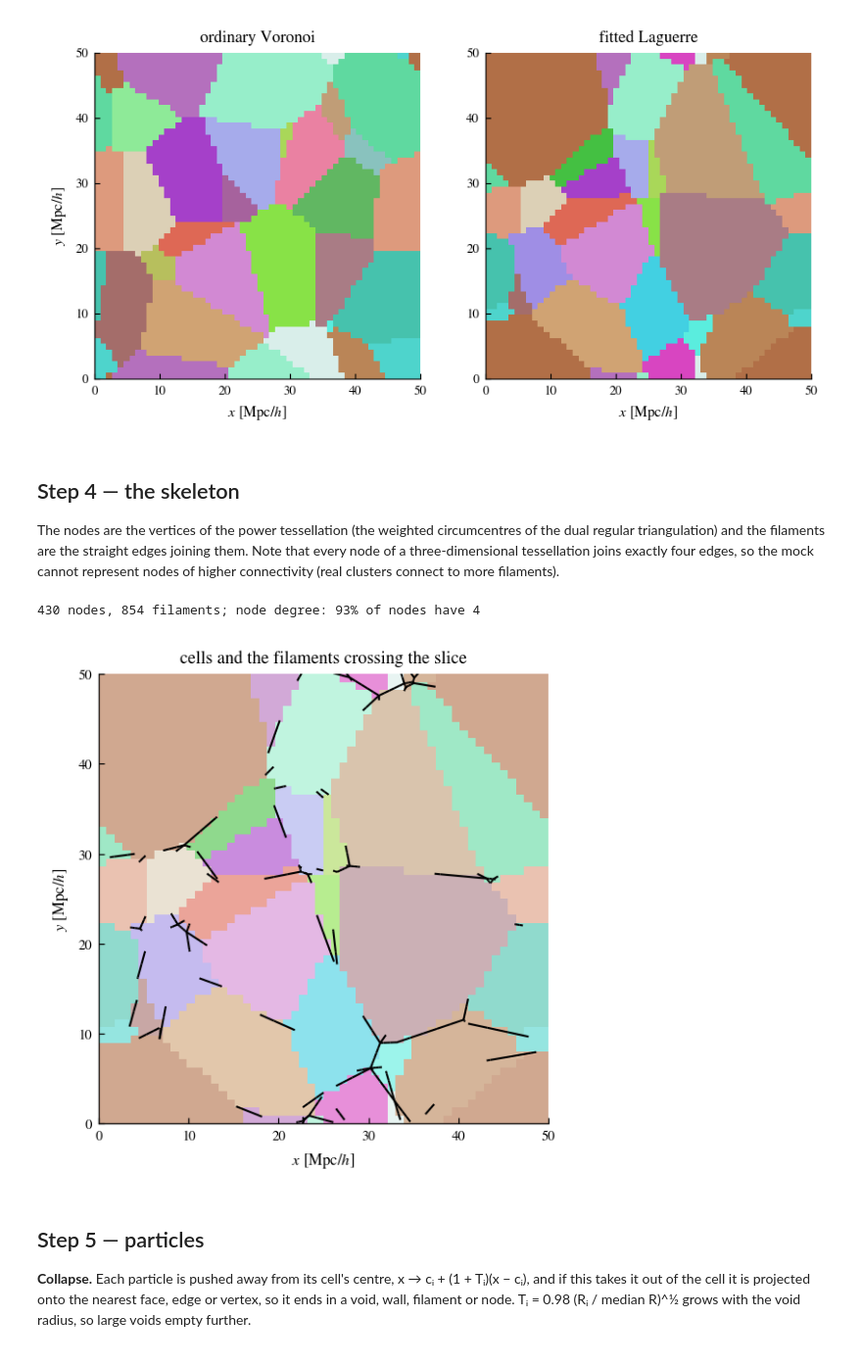
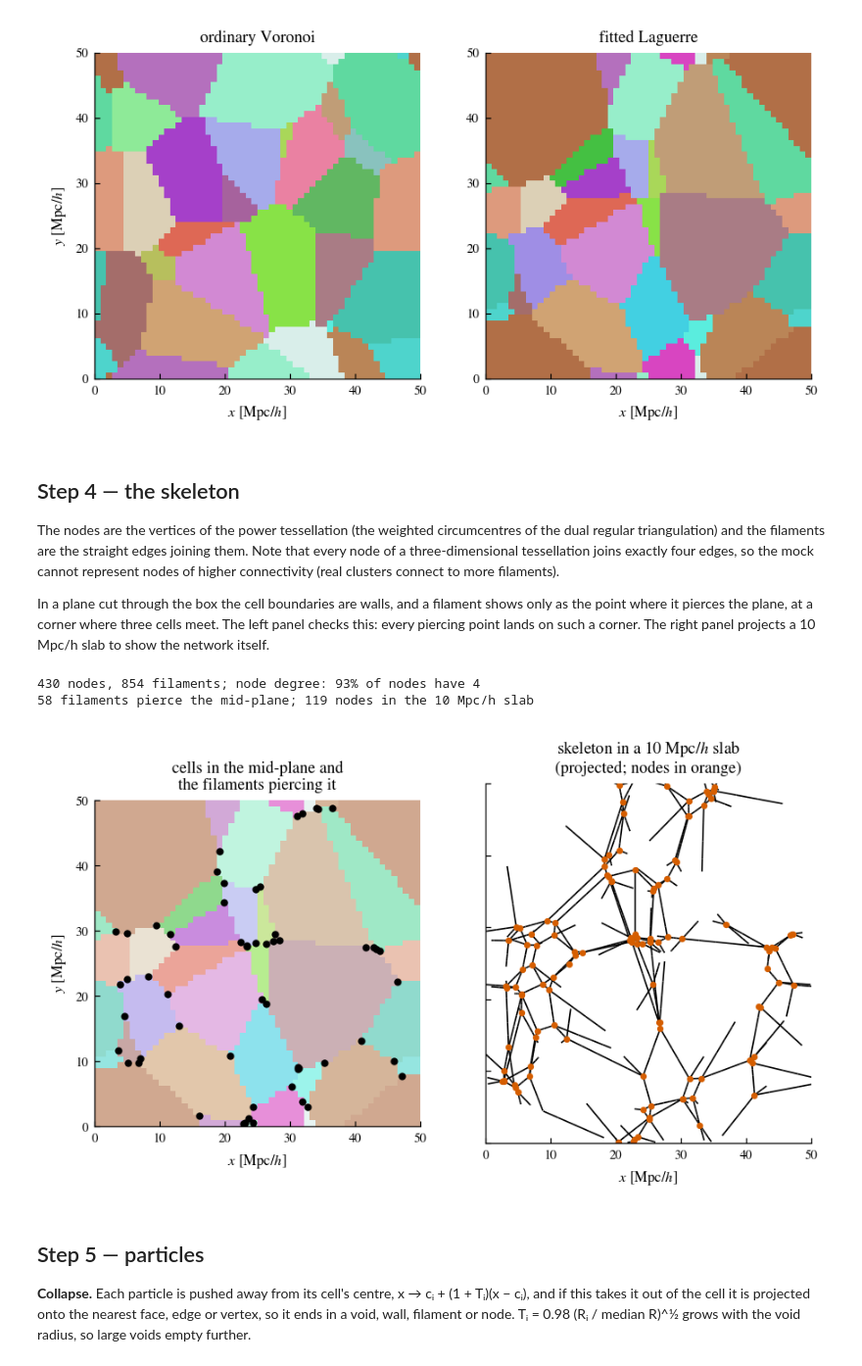
Before and after one commit to ansingh16/gtweb, a Jupyter notebook: notebooks/02_how_the_mock_is_built.ipynb, the cells around one changed output. Shown at 98% size. Saved outputs shown, nothing was run; the diff lists cells and outputs as text; code cells hidden in the pictures.

Commit message:
Notebook 02: show filaments as plane piercings plus a projected 10 Mpc/h slab
A planar cut through the tessellation shows walls as lines and filaments only as
points, so the old 2 Mpc/h slab drew most of the 113 crossing filaments as short
stubs. The left panel now marks where filaments pierce the mid-plane (they sit on
the triple junctions of the cells); the right panel projects the skeleton and
nodes of a 10 Mpc/h slab.

```diff
--- a/notebooks/02_how_the_mock_is_built.ipynb
+++ b/notebooks/02_how_the_mock_is_built.ipynb
@@ -130,44 +130,74 @@ The nodes are the vertices of the power tessellation (the weighted circumcentres
 triangulation) and the filaments are the straight edges joining them. Note that every node of a
 three-dimensional tessellation joins exactly four edges, so the mock cannot represent nodes of higher
 connectivity (real clusters connect to more filaments).
+
+In a plane cut through the box the cell boundaries are walls, and a filament shows only as the point
+where it pierces the plane, at a corner where three cells meet. The left panel checks this: every
+piercing point lands on such a corner. The right panel projects a 10 Mpc/h slab to show the network
+itself.
 # %%
 wb = web.build_web_from_geometry(centres, w, BOX)
 deg = np.asarray(wb["node_degree"])
 print(f"{len(wb['nodes'])} nodes, {int(wb['n_filaments'])} filaments; node degree: "
       f"{np.mean(deg == 4):.0%} of nodes have 4")
 def spine_segments_in_slab(spines, box, zc, dz):
     """Pieces of the (wrapped) spines inside the slab |z - zc| < dz, as 2D segments for plotting."""
     segs = []
     for s in spines:
         p = np.asarray(s, float)
         d = np.diff(p, axis=0); d -= box * np.round(d / box)          # spines are stored wrapped
         p0 = p[:-1] % box
         for a, step in zip(p0, d):
             b = a + step
             za, zb = a[2], b[2]
             lo, hi = zc - dz, zc + dz
             if max(za, zb) < lo or min(za, zb) > hi:
                 continue
             t0, t1 = 0.0, 1.0
             if zb != za:                                                  # clip the segment to the slab
                 ta, tb = (lo - za) / (zb - za), (hi - za) / (zb - za)
                 t0, t1 = max(0.0, min(ta, tb)), min(1.0, max(ta, tb))
             if t1 > t0:
                 segs.append([(a + t0 * step)[:2], (a + t1 * step)[:2]])
     return segs
 
 
+def piercing_points(spines, box, zc):
+    """Points where the spines cross the plane z = zc."""
+    pts = []
+    for s in spines:
+        p = np.asarray(s, float)
+        d = np.diff(p, axis=0); d -= box * np.round(d / box)
+        for a, step in zip(p[:-1] % box, d):
+            if (a[2] - zc) * (a[2] + step[2] - zc) < 0:
+                pts.append((a + (zc - a[2]) / step[2] * step)[:2] % box)
+    return np.array(pts)
 
-fig, ax = plt.subplots(figsize=(4.2, 4.2))
-ax.imshow(own_lag.reshape(fit_grid, fit_grid, fit_grid)[:, :, fit_grid // 2].T, origin="lower",
-          extent=[0, BOX, 0, BOX], cmap=cmap, interpolation="nearest", alpha=0.6)
-ax.add_collection(LineCollection(spine_segments_in_slab(wb["spines"], BOX, BOX / 2, 1.0), colors="k", lw=1.0))
-ax.set(xlim=(0, BOX), ylim=(0, BOX), title="cells and the filaments crossing the slice",
-       xlabel=r"$x$ [Mpc/$h$]", ylabel=r"$y$ [Mpc/$h$]")
+
+k = fit_grid // 2
+zc = (k + 0.5) * BOX / fit_grid                                         # centre of the plotted cell layer
+pierce = piercing_points(wb["spines"], BOX, zc)
+nodes = np.asarray(wb["nodes"])
+DZ = 5.0
+in_slab = np.abs((nodes[:, 2] - zc + BOX / 2) % BOX - BOX / 2) < DZ
+print(f"{len(pierce)} filaments pierce the mid-plane; {in_slab.sum()} nodes in the {2 * DZ:.0f} Mpc/h slab")
+
+fig, axs = plt.subplots(1, 2, figsize=(7.0, 3.6), sharey=True)
+axs[0].imshow(own_lag.reshape(fit_grid, fit_grid, fit_grid)[:, :, k].T, origin="lower",
+              extent=[0, BOX, 0, BOX], cmap=cmap, interpolation="nearest", alpha=0.6)
+axs[0].plot(pierce[:, 0], pierce[:, 1], "o", ms=3, color="k")
+axs[0].set(title="cells in the mid-plane and\nthe filaments piercing it")
+axs[1].add_collection(LineCollection(spine_segments_in_slab(wb["spines"], BOX, zc, DZ), colors="k", lw=0.8))
+axs[1].plot(nodes[in_slab, 0], nodes[in_slab, 1], "o", ms=2.5, color="#D55E00")
+axs[1].set(title=f"skeleton in a {2 * DZ:.0f} Mpc/$h$ slab\n(projected; nodes in orange)")
+for ax in axs:
+    ax.set(xlim=(0, BOX), ylim=(0, BOX), xlabel=r"$x$ [Mpc/$h$]")
+axs[0].set_ylabel(r"$y$ [Mpc/$h$]")
 plt.show()
 # %% [output]
 430 nodes, 854 filaments; node degree: 93% of nodes have 4
+58 filaments pierce the mid-plane; 119 nodes in the 10 Mpc/h slab
-[figure, old version]
+[figure, new version]
 # %% [markdown]
 ## Step 5 — particles
 
```
